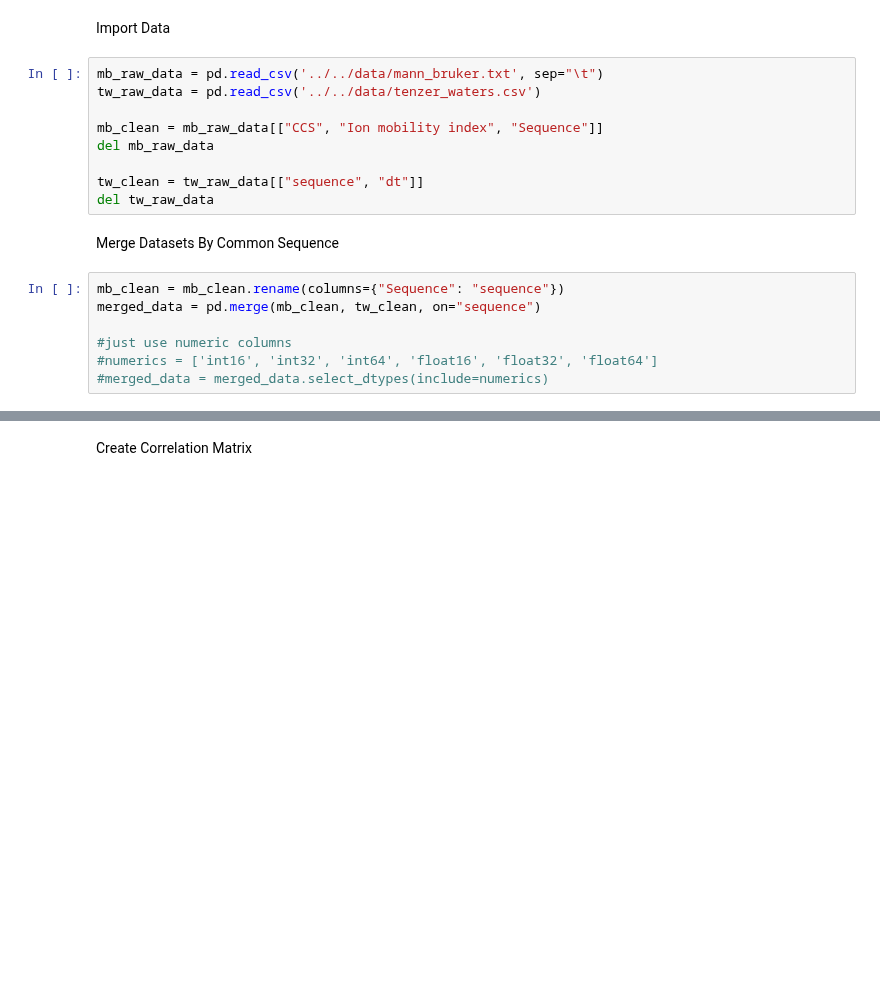
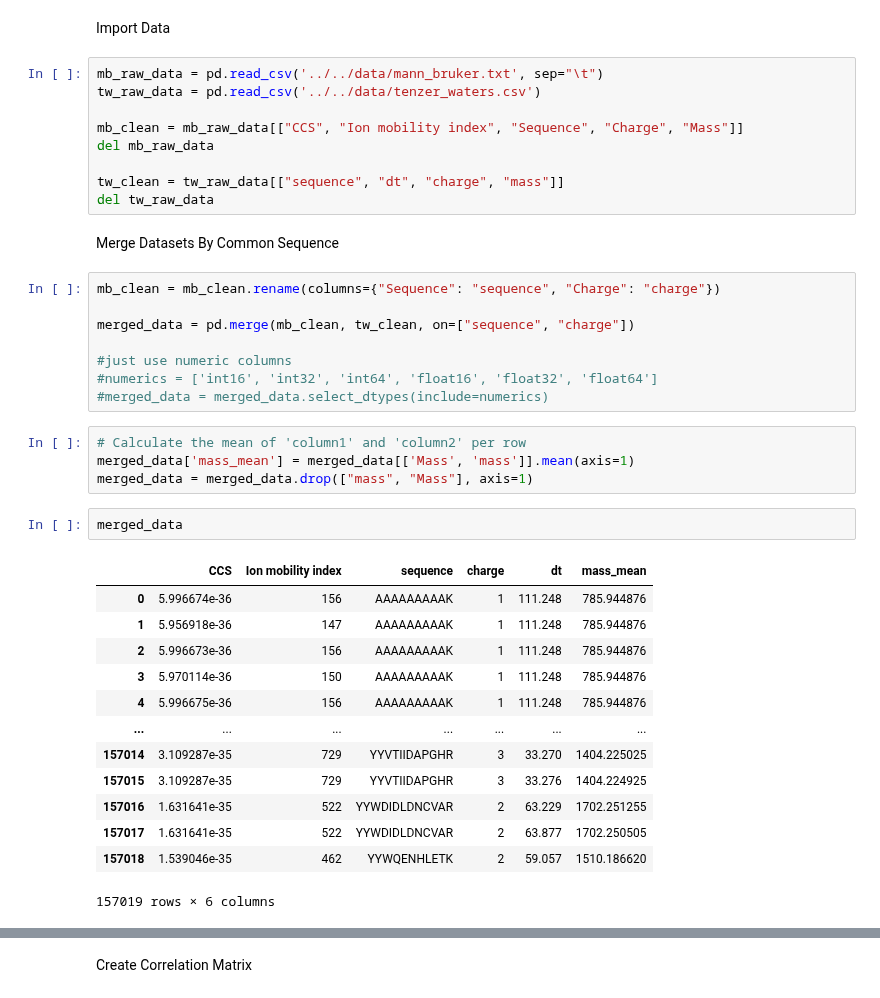
Before and after one commit to IngiumDev/ion-mobility-prediction, a Jupyter notebook: milestone_plots/correlation_imIndex_ccs_dt/correlation_imi_ccs_dt.ipynb, the cells around one changed output, grey strips where cells are left out. Drawn from its saved outputs; the diff is of its cells as text; blank space fills up the shorter version.

```diff
--- a/milestone_plots/correlation_imIndex_ccs_dt/correlation_imi_ccs_dt.ipynb
+++ b/milestone_plots/correlation_imIndex_ccs_dt/correlation_imi_ccs_dt.ipynb
@@ -9,17 +9,38 @@ Import Data
 mb_raw_data = pd.read_csv('../../data/mann_bruker.txt', sep="\t")
 tw_raw_data = pd.read_csv('../../data/tenzer_waters.csv')
 
-mb_clean = mb_raw_data[["CCS", "Ion mobility index", "Sequence"]]
+mb_clean = mb_raw_data[["CCS", "Ion mobility index", "Sequence", "Charge", "Mass"]]
 del mb_raw_data
 
-tw_clean = tw_raw_data[["sequence", "dt"]]
+tw_clean = tw_raw_data[["sequence", "dt", "charge", "mass"]]
 del tw_raw_data
 # %% [markdown]
 Merge Datasets By Common Sequence
 # %%
-mb_clean = mb_clean.rename(columns={"Sequence": "sequence"})
-merged_data = pd.merge(mb_clean, tw_clean, on="sequence")
+mb_clean = mb_clean.rename(columns={"Sequence": "sequence", "Charge": "charge"})
+
+merged_data = pd.merge(mb_clean, tw_clean, on=["sequence", "charge"])
 
 #just use numeric columns
 #numerics = ['int16', 'int32', 'int64', 'float16', 'float32', 'float64']
 #merged_data = merged_data.select_dtypes(include=numerics)
+# %%
+# Calculate the mean of 'column1' and 'column2' per row
+merged_data['mass_mean'] = merged_data[['Mass', 'mass']].mean(axis=1)
+merged_data = merged_data.drop(["mass", "Mass"], axis=1)
+# %%
+merged_data
+# %% [output]
+|  | CCS | Ion mobility index | sequence | charge | dt | mass_mean |
+| 0 | 5.996674e-36 | 156 | AAAAAAAAAK | 1 | 111.248 | 785.944876 |
+| 1 | 5.956918e-36 | 147 | AAAAAAAAAK | 1 | 111.248 | 785.944876 |
+| 2 | 5.996673e-36 | 156 | AAAAAAAAAK | 1 | 111.248 | 785.944876 |
+| 3 | 5.970114e-36 | 150 | AAAAAAAAAK | 1 | 111.248 | 785.944876 |
+| 4 | 5.996675e-36 | 156 | AAAAAAAAAK | 1 | 111.248 | 785.944876 |
+| ... | ... | ... | ... | ... | ... | ... |
+| 157014 | 3.109287e-35 | 729 | YYVTIIDAPGHR | 3 | 33.270 | 1404.225025 |
+| 157015 | 3.109287e-35 | 729 | YYVTIIDAPGHR | 3 | 33.276 | 1404.224925 |
+| 157016 | 1.631641e-35 | 522 | YYWDIDLDNCVAR | 2 | 63.229 | 1702.251255 |
+| 157017 | 1.631641e-35 | 522 | YYWDIDLDNCVAR | 2 | 63.877 | 1702.250505 |
+| 157018 | 1.539046e-35 | 462 | YYWQENHLETK | 2 | 59.057 | 1510.186620 |
+157019 rows × 6 columns
```
Also changed, not shown: parts of 3 cells of this notebook, 5 other files.
